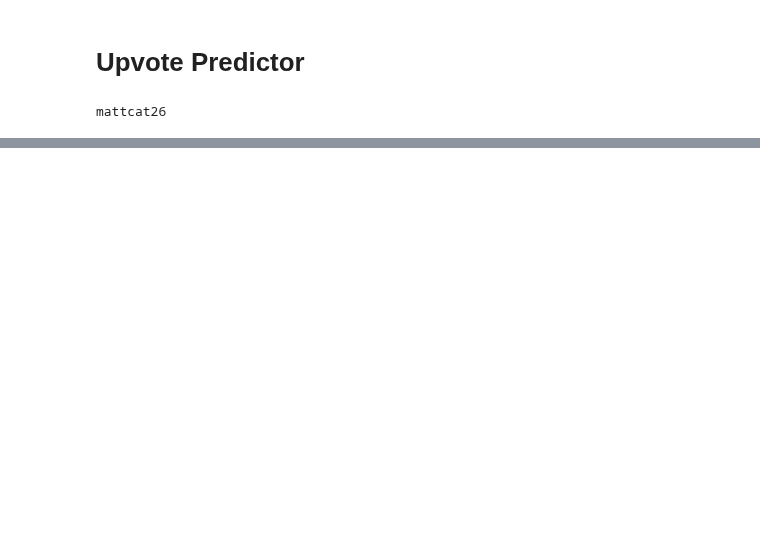
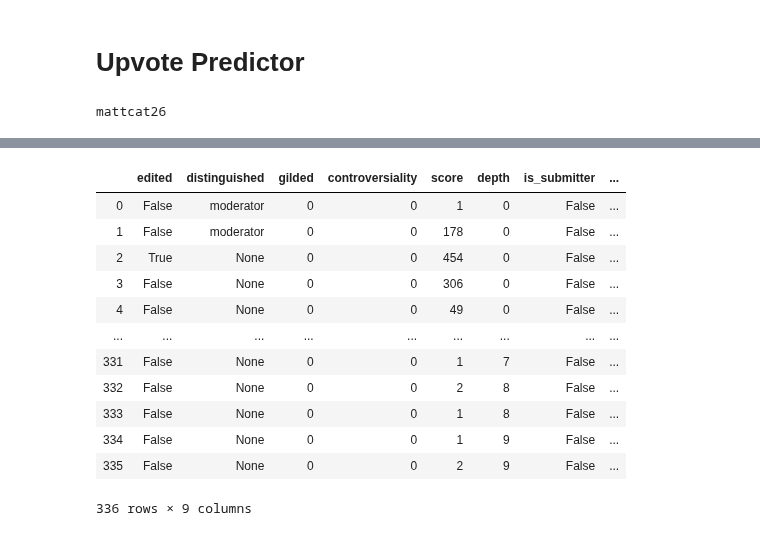
Before and after one commit to mcatalano26/cmps-cap, a Jupyter notebook: Upvote Predictor.ipynb, the cells around one changed output, grey strips where cells are left out. Cells and saved outputs as stored; diff of their text form; code cells hidden in the pictures; blank space fills up the shorter version.

```diff
--- a/Upvote Predictor.ipynb
+++ b/Upvote Predictor.ipynb
@@ -122,3 +104,5 @@ def get_feature_importance(model):
         print(f"{name:<30}: {importance:>6.2%}")
     print(f"\nTotal importance: {sum(feature_importance.values()):.2%}")
     return feature_importance
+# %%
+subreddit = reddit.subreddit('neutralnews')
@@ -124,0 +179,3 @@ def get_feature_importance(model):
+# %%
+comment_data = pd.DataFrame(comments_dict)
+comment_data.head()
@@ -124,0 +189,21 @@ def get_feature_importance(model):
+# %%
+comment_data['edited'][comment_data['edited'] != False] = 1
+comment_data['edited'][comment_data['edited'] == False] = 0
+comment_data = comment_data.drop(columns=['created_utc', 'subreddit'])
+
+comment_data['edited'] = comment_data['edited'].astype('bool')
+comment_data
+# %% [output]
+|  | edited | distinguished | gilded | controversiality | score | depth | is_submitter | ... |
+| 0 | False | moderator | 0 | 0 | 1 | 0 | False | ... |
+| 1 | False | moderator | 0 | 0 | 178 | 0 | False | ... |
+| 2 | True | None | 0 | 0 | 454 | 0 | False | ... |
+| 3 | False | None | 0 | 0 | 306 | 0 | False | ... |
+| 4 | False | None | 0 | 0 | 49 | 0 | False | ... |
+| ... | ... | ... | ... | ... | ... | ... | ... | ... |
+| 331 | False | None | 0 | 0 | 1 | 7 | False | ... |
+| 332 | False | None | 0 | 0 | 2 | 8 | False | ... |
+| 333 | False | None | 0 | 0 | 1 | 8 | False | ... |
+| 334 | False | None | 0 | 0 | 1 | 9 | False | ... |
+| 335 | False | None | 0 | 0 | 2 | 9 | False | ... |
+336 rows × 9 columns
```
Also changed, not shown: parts of 23 cells of this notebook.
